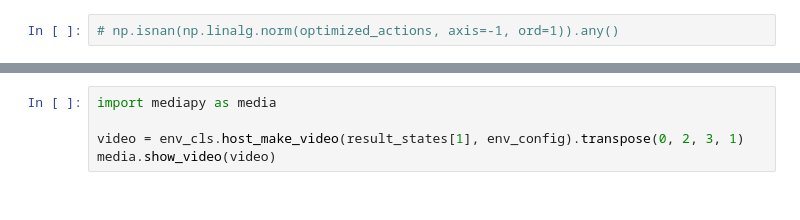
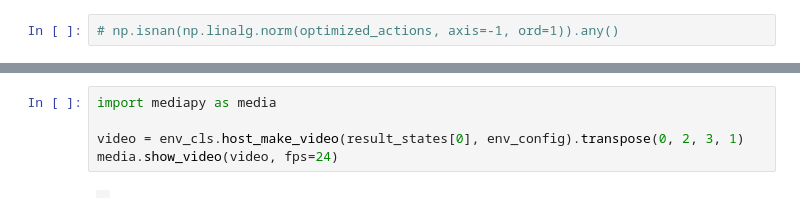
Before and after one commit to mishmish66/go_by_vibes, a Jupyter notebook: actor_eval.ipynb, the cells around one changed output, grey strips where cells are left out. Drawn from its saved outputs; the diff is of its cells as text.

```diff
--- a/actor_eval.ipynb
+++ b/actor_eval.ipynb
@@ -185,5 +335,7 @@ result_states[0,256]
 # %%
 import mediapy as media
 
-video = env_cls.host_make_video(result_states[1], env_config).transpose(0, 2, 3, 1)
-media.show_video(video)
+video = env_cls.host_make_video(result_states[0], env_config).transpose(0, 2, 3, 1)
+media.show_video(video, fps=24)
+# %% [output]
+|  |
```
Also changed, not shown: parts of 17 cells of this notebook.
